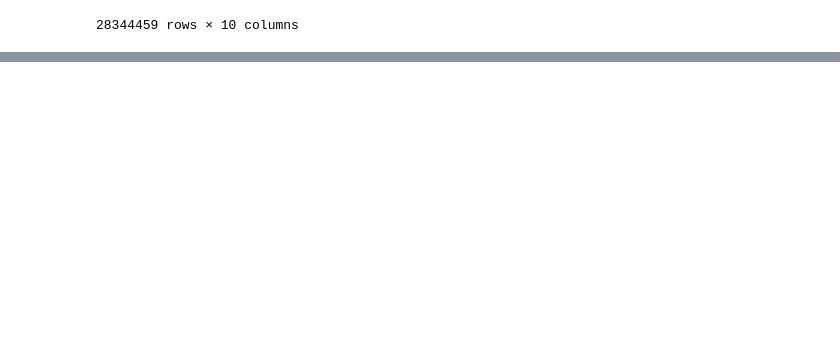
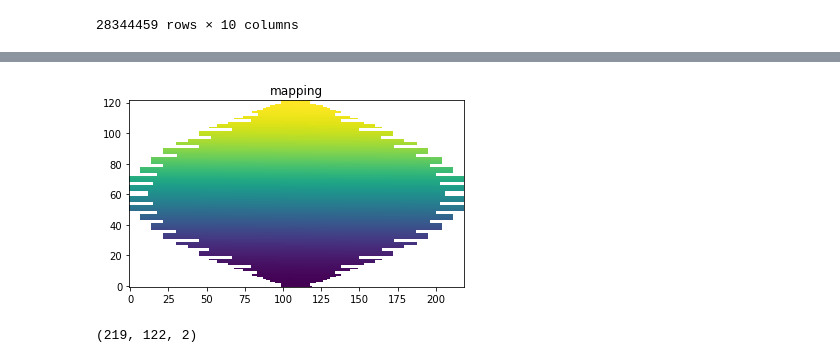
Before and after one commit to niklai99/qcnn4juno, a Jupyter notebook: eda/lai_mapping.ipynb, the cells around one changed output, grey strips where cells are left out. Cells and saved outputs as stored; diff of their text form; code cells hidden in the pictures; blank space fills up the shorter version.

```diff
--- a/eda/lai_mapping.ipynb
+++ b/eda/lai_mapping.ipynb
@@ -161,0 +192,13 @@ plt.show()
+# %%
+mat_mapping = plane_mapping.pivot_table(
+    values     = "id",
+    index      = "row",
+    columns    = "col",
+    # fill_value = 0
+).values
+# %%
+plt.imshow(mat_mapping.T, origin="lower")
+plt.title("mapping")
+plt.show()
+# %% [output]
+[figure, added]
@@ -161,0 +220,4 @@ plt.show()
+# %%
+plane_mat.shape
+# %% [output]
+(219, 122, 2)
```
Also changed, not shown: parts of 12 cells of this notebook, 2 other files.
